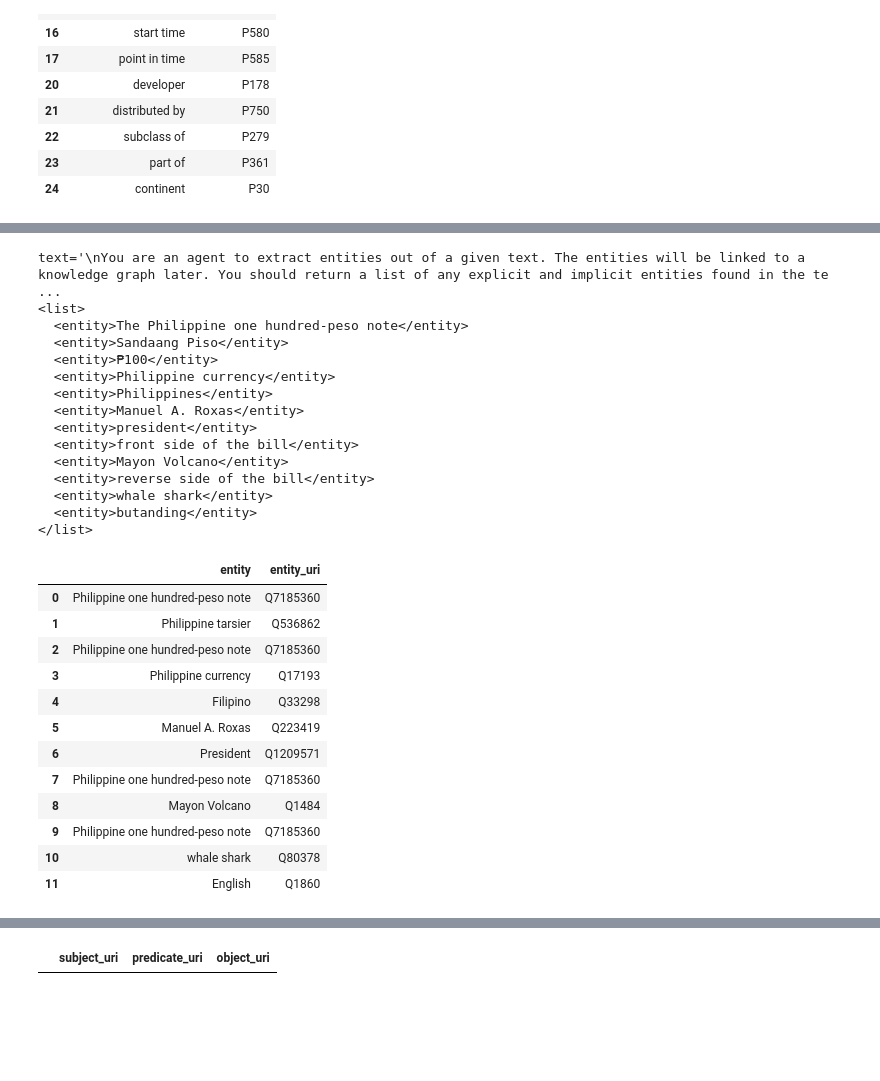
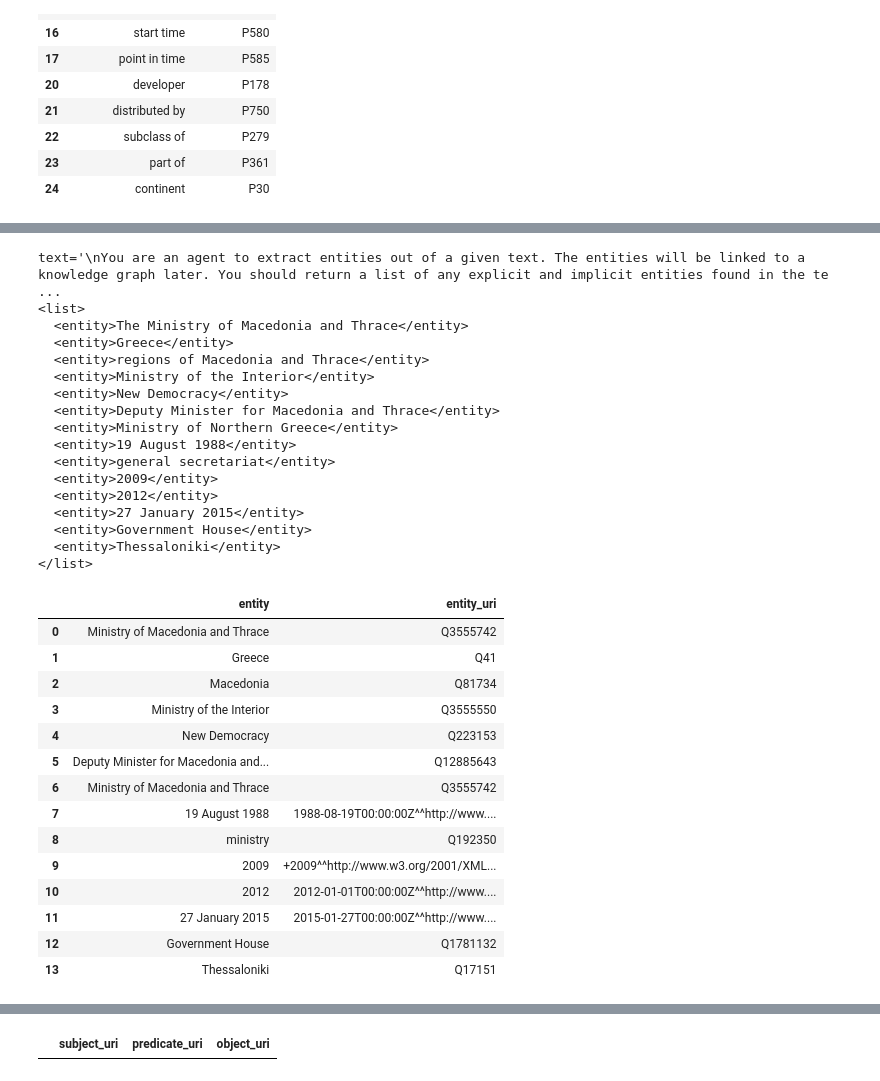
Before and after one commit to maxlautenbach/CIExMAS, a Jupyter notebook: baseline.ipynb, the cells around one changed output, grey strips where cells are left out. Saved outputs shown, nothing was run; the diff lists cells and outputs as text; code cells hidden in the pictures; blank space fills up the shorter version.

```diff
--- a/baseline.ipynb
+++ b/baseline.ipynb
@@ -140,52 +89,57 @@ vector_store.add_documents(documents=documents)
 # %%
 from langchain_core.prompts import PromptTemplate
 import re
 
 prompt_template = PromptTemplate.from_template("""
 You are an agent to extract entities out of a given text. The entities will be linked to a knowledge graph later. You should return a list of any explicit and implicit entities found in the text. Please enclose the list with <list> and </list> tags and the entities with <entity> and </entity> tags.
 
 Text: {text}
 """)
 
-doc_id = relation_df["docid"].iloc[0]
+doc_id = docs.iloc[6]["docid"]
+text = docs.iloc[6]["text"]
 doc_relation_df = relation_df[relation_df["docid"] == doc_id]
-prompt = prompt_template.invoke({"text": doc_relation_df["text"].iloc[0]})
+prompt = prompt_template.invoke({"text": text})
 print(prompt)
 output = model.invoke(prompt)
 print(output.content)
 entity_list = re.findall(r'<entity>(.*?)</entity>', output.content)
 entity_list = [vector_store.similarity_search(x, k=1)[0] for x in entity_list]
 entity_set_df = pd.DataFrame({"entity": [x.page_content for x in entity_list], "entity_uri": [x.metadata["uri"] for x in entity_list]})
 entity_set_df
 # %% [output]
 text='\nYou are an agent to extract entities out of a given text. The entities will be linked to a knowledge graph later. You should return a list of any explicit and implicit entities found in the te ...
 <list>
-  <entity>The Philippine one hundred-peso note</entity>
-  <entity>Sandaang Piso</entity>
-  <entity>₱100</entity>
-  <entity>Philippine currency</entity>
-  <entity>Philippines</entity>
-  <entity>Manuel A. Roxas</entity>
-  <entity>president</entity>
-  <entity>front side of the bill</entity>
-  <entity>Mayon Volcano</entity>
-  <entity>reverse side of the bill</entity>
-  <entity>whale shark</entity>
-  <entity>butanding</entity>
+  <entity>The Ministry of Macedonia and Thrace</entity>
+  <entity>Greece</entity>
+  <entity>regions of Macedonia and Thrace</entity>
+  <entity>Ministry of the Interior</entity>
+  <entity>New Democracy</entity>
+  <entity>Deputy Minister for Macedonia and Thrace</entity>
+  <entity>Ministry of Northern Greece</entity>
+  <entity>19 August 1988</entity>
+  <entity>general secretariat</entity>
+  <entity>2009</entity>
+  <entity>2012</entity>
+  <entity>27 January 2015</entity>
+  <entity>Government House</entity>
+  <entity>Thessaloniki</entity>
 </list>
 |  | entity | entity_uri |
-| 0 | Philippine one hundred-peso note | Q7185360 |
-| 1 | Philippine tarsier | Q536862 |
-| 2 | Philippine one hundred-peso note | Q7185360 |
-| 3 | Philippine currency | Q17193 |
-| 4 | Filipino | Q33298 |
-| 5 | Manuel A. Roxas | Q223419 |
-| 6 | President | Q1209571 |
-| 7 | Philippine one hundred-peso note | Q7185360 |
-| 8 | Mayon Volcano | Q1484 |
-| 9 | Philippine one hundred-peso note | Q7185360 |
-| 10 | whale shark | Q80378 |
-| 11 | English | Q1860 |
+| 0 | Ministry of Macedonia and Thrace | Q3555742 |
+| 1 | Greece | Q41 |
+| 2 | Macedonia | Q81734 |
+| 3 | Ministry of the Interior | Q3555550 |
+| 4 | New Democracy | Q223153 |
+| 5 | Deputy Minister for Macedonia and... | Q12885643 |
+| 6 | Ministry of Macedonia and Thrace | Q3555742 |
+| 7 | 19 August 1988 | 1988-08-19T00:00:00Z^^http://www.... |
+| 8 | ministry | Q192350 |
+| 9 | 2009 | +2009^^http://www.w3.org/2001/XML... |
+| 10 | 2012 | 2012-01-01T00:00:00Z^^http://www.... |
+| 11 | 27 January 2015 | 2015-01-27T00:00:00Z^^http://www.... |
+| 12 | Government House | Q1781132 |
+| 13 | Thessaloniki | Q17151 |
 # %%
 prompt_template = PromptTemplate.from_template(
     """
```
Also changed, not shown: parts of 8 cells of this notebook, 1 other file.
